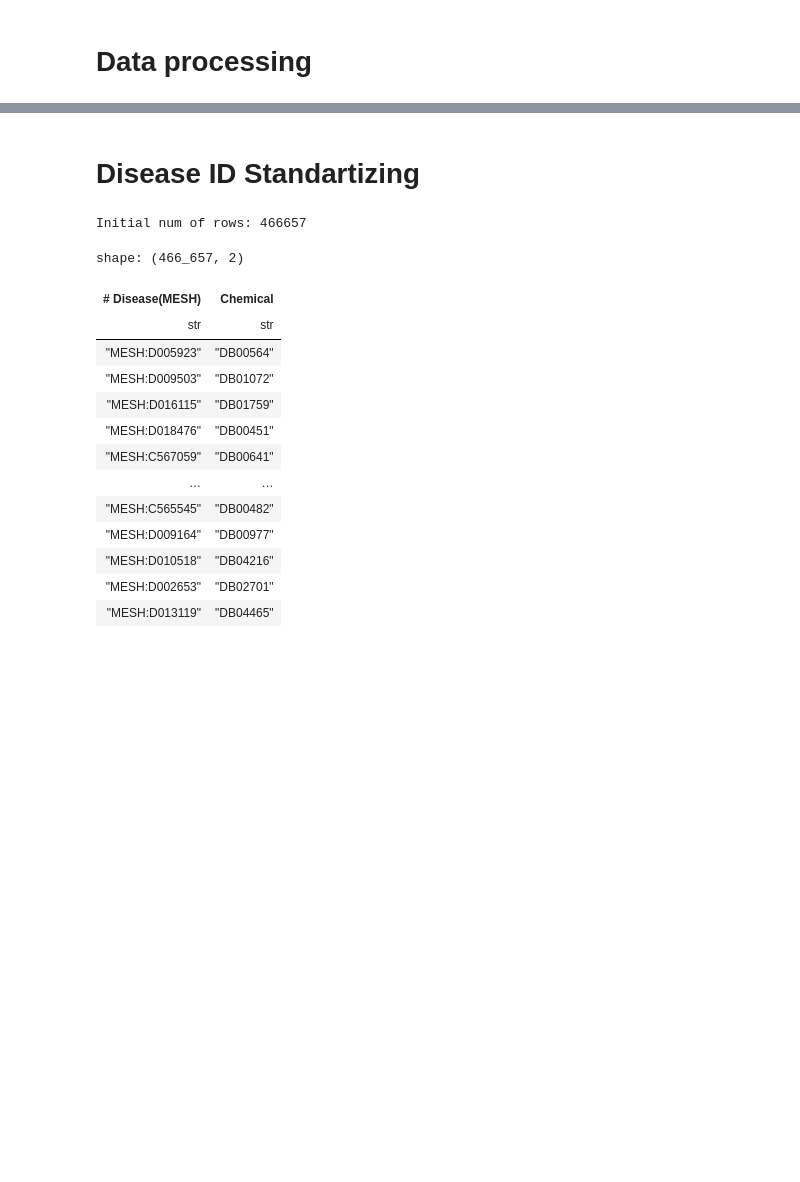
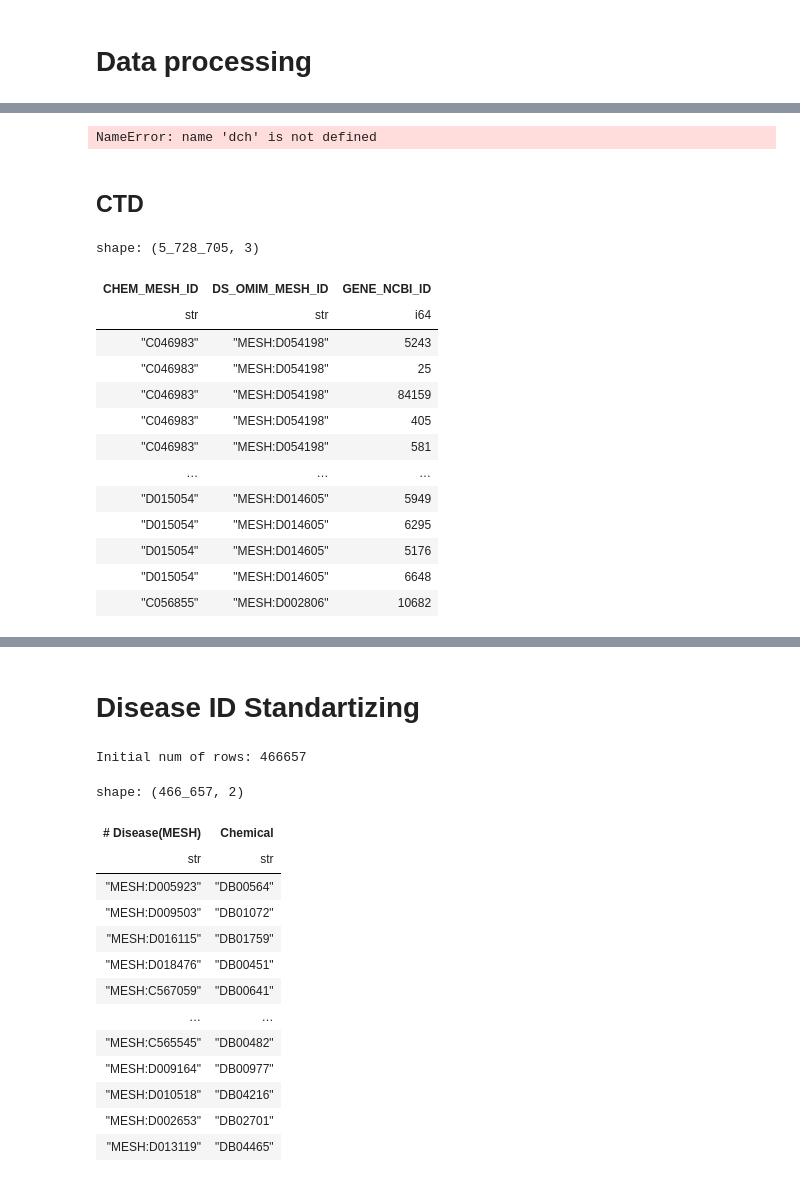
Before and after one commit to edelweizse/dd, a Jupyter notebook: main.ipynb, the cells around one changed output, grey strips where cells are left out. Saved outputs shown, nothing was run; the diff lists cells and outputs as text; code cells hidden in the pictures; blank space fills up the shorter version.

```diff
--- a/main.ipynb
+++ b/main.ipynb
@@ -54,0 +29,7 @@ Chemocal ID -- DrugBank
+# %%
+for df in [dch, chg, dg, ppi]:
+  print(df.head(5))
+# %% [output]
+NameError: name 'dch' is not defined
+# %% [markdown]
+## CTD
@@ -54,0 +91,36 @@ Chemocal ID -- DrugBank
+# %%
+ctd_dch_curr.join(
+    ctd_dg,
+    left_on = 'DS_OMIM_MESH_ID',
+    right_on = 'DS_OMIM_MESH_ID',
+    how = 'left'
+).select([
+    'CHEM_MESH_ID',
+    'DS_OMIM_MESH_ID',
+    'GENE_NCBI_ID'
+]).rename({'GENE_NCBI_ID': 'DRUG_GENE_ID'}).join(
+    ctd_chg,
+    left_on = 'CHEM_MESH_ID',
+    right_on = 'CHEM_MESH_ID',
+    how = 'left'
+).rename({'GENE_NCBI_ID': 'CHEM_GENE_ID'}).select([
+    'CHEM_MESH_ID',
+    'DS_OMIM_MESH_ID',
+    'DRUG_GENE_ID',
+    'CHEM_MESH_ID'
+])
+# %% [output]
+shape: (5_728_705, 3)
+| CHEM_MESH_ID | DS_OMIM_MESH_ID | GENE_NCBI_ID |
+| str | str | i64 |
+| "C046983" | "MESH:D054198" | 5243 |
+| "C046983" | "MESH:D054198" | 25 |
+| "C046983" | "MESH:D054198" | 84159 |
+| "C046983" | "MESH:D054198" | 405 |
+| "C046983" | "MESH:D054198" | 581 |
+| … | … | … |
+| "D015054" | "MESH:D014605" | 5949 |
+| "D015054" | "MESH:D014605" | 6295 |
+| "D015054" | "MESH:D014605" | 5176 |
+| "D015054" | "MESH:D014605" | 6648 |
+| "C056855" | "MESH:D002806" | 10682 |
```
Also changed, not shown: parts of 12 cells of this notebook, 1 other file.
